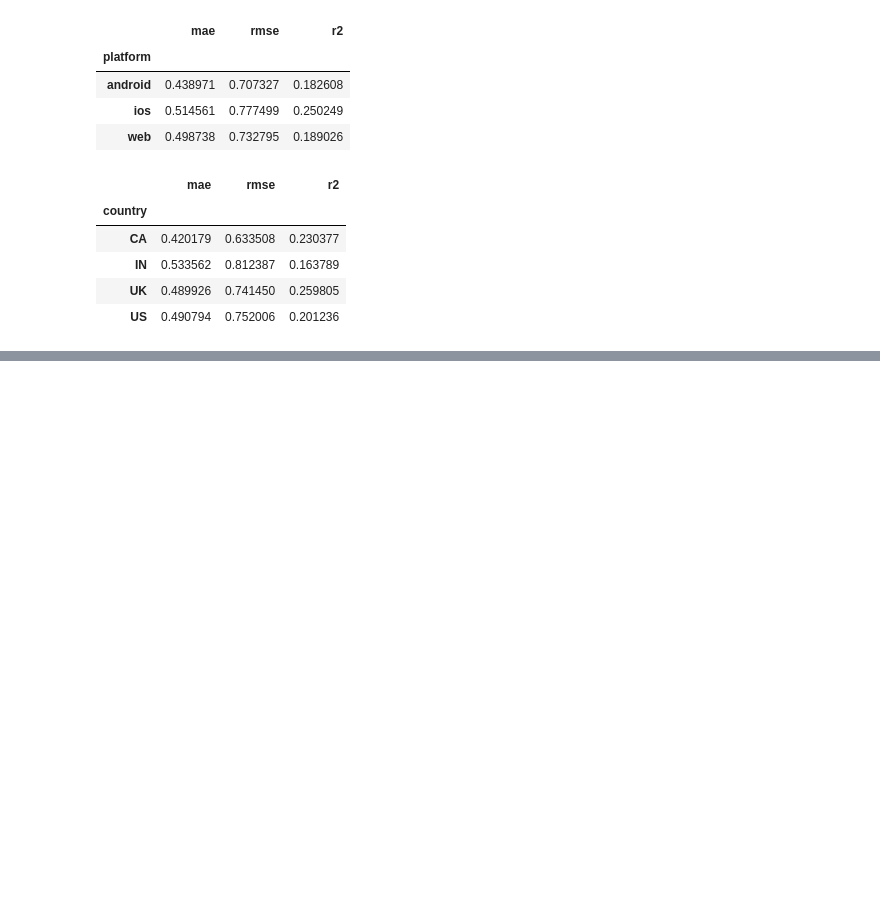
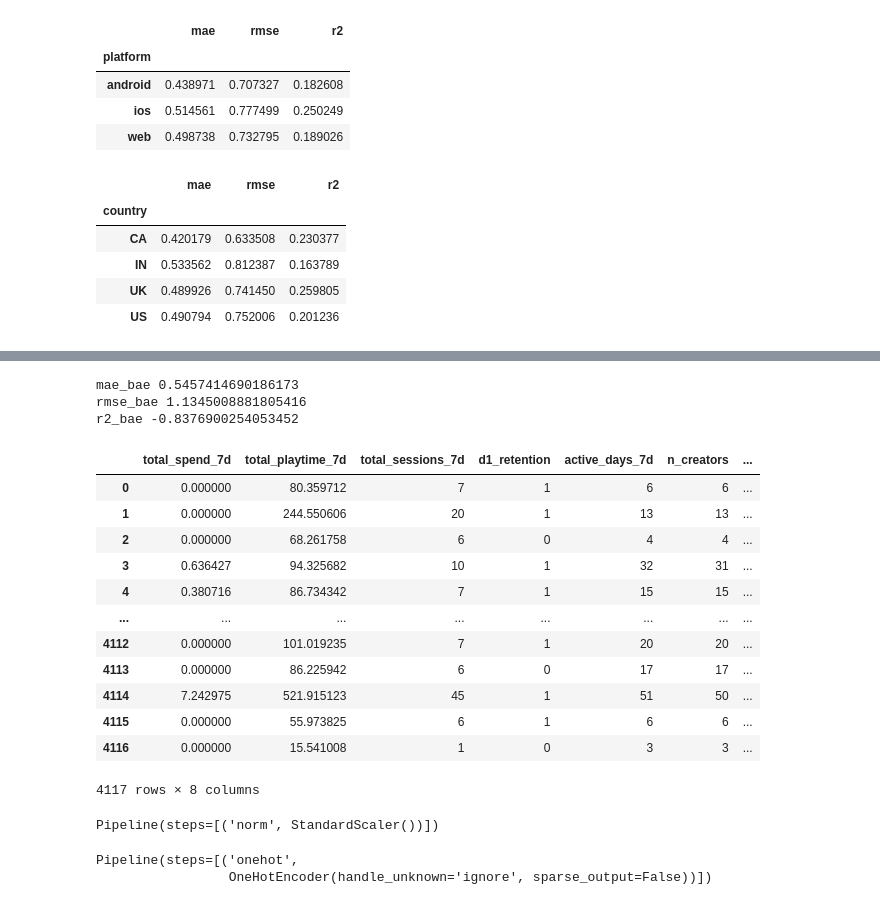
Before and after one commit to alchemistzzd/The-Ultimate-Data-Scientist-Interview-Preparation, a Jupyter notebook: Roblox_LTV.ipynb, the cells around one changed output, grey strips where cells are left out. Saved outputs shown, nothing was run; the diff lists cells and outputs as text; code cells hidden in the pictures; blank space fills up the shorter version.

```diff
--- a/Roblox_LTV.ipynb
+++ b/Roblox_LTV.ipynb
@@ -1503,0 +2133,3 @@ y_eval_country
+# %%
+date_cutoff = df_processed.loc[idx_cutoff]['join_date']
+date_cutoff
@@ -1503,0 +2138,3 @@ y_eval_country
+# %%
+train = df_processed[df_processed['join_date']<=date_cutoff]
+test = df_processed[df_processed['join_date']>date_cutoff]
@@ -1503,0 +2152,11 @@ y_eval_country
+# %%
+features = ['total_spend_7d', 'total_playtime_7d',
+       'total_sessions_7d', 'd1_retention', 'active_days_7d', 'n_creators',
+       'platform', 'country']
+target = ['ltd_30d']
+# %%
+X_train = train[features]
+y_train = train[target]
+
+X_test = test[features]
+y_test = test[target]
@@ -1503,0 +2189,8 @@ y_eval_country
+# %%
+print('mae_bae',mae_bae)
+print('rmse_bae',rmse_bae)
+print('r2_bae',r2_bae)
+# %% [output]
+mae_bae 0.5457414690186173
+rmse_bae 1.1345008881805416
+r2_bae -0.8376900254053452
@@ -1503,0 +2203,16 @@ y_eval_country
+# %%
+X_train
+# %% [output]
+|  | total_spend_7d | total_playtime_7d | total_sessions_7d | d1_retention | active_days_7d | n_creators | ... |
+| 0 | 0.000000 | 80.359712 | 7 | 1 | 6 | 6 | ... |
+| 1 | 0.000000 | 244.550606 | 20 | 1 | 13 | 13 | ... |
+| 2 | 0.000000 | 68.261758 | 6 | 0 | 4 | 4 | ... |
+| 3 | 0.636427 | 94.325682 | 10 | 1 | 32 | 31 | ... |
+| 4 | 0.380716 | 86.734342 | 7 | 1 | 15 | 15 | ... |
+| ... | ... | ... | ... | ... | ... | ... | ... |
+| 4112 | 0.000000 | 101.019235 | 7 | 1 | 20 | 20 | ... |
+| 4113 | 0.000000 | 86.225942 | 6 | 0 | 17 | 17 | ... |
+| 4114 | 7.242975 | 521.915123 | 45 | 1 | 51 | 50 | ... |
+| 4115 | 0.000000 | 55.973825 | 6 | 1 | 6 | 6 | ... |
+| 4116 | 0.000000 | 15.541008 | 1 | 0 | 3 | 3 | ... |
+4117 rows × 8 columns
@@ -1503,0 +2227,9 @@ y_eval_country
+# %%
+num_pipeline
+# %% [output]
+Pipeline(steps=[('norm', StandardScaler())])
+# %%
+col_pipeline
+# %% [output]
+Pipeline(steps=[('onehot',
+                 OneHotEncoder(handle_unknown='ignore', sparse_output=False))])
```
Also changed, not shown: parts of 109 cells of this notebook, 1 other file.
